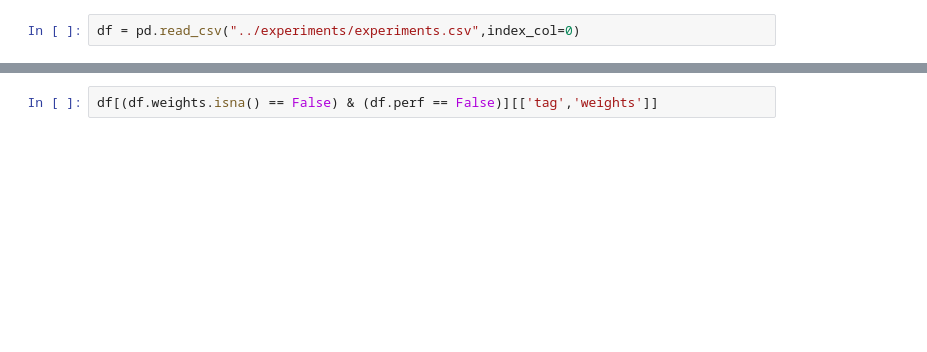
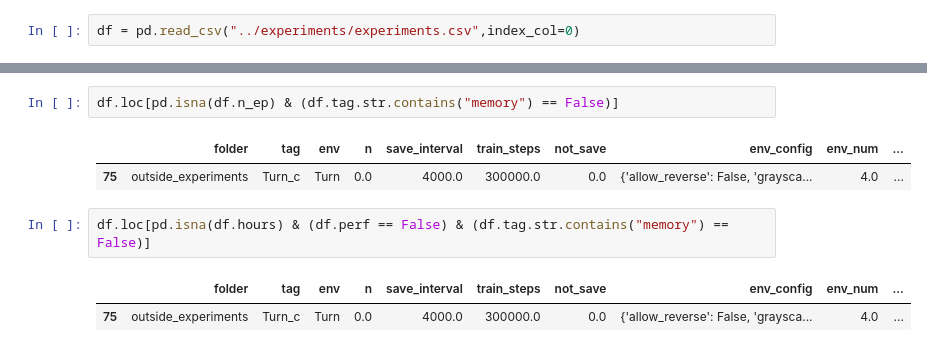
Before and after one commit to NotAnyMike/HRL, a Jupyter notebook: notebooks/Saving max walltime.ipynb, the cells around one changed output, grey strips where cells are left out. Saved outputs shown, nothing was run; the diff lists cells and outputs as text; blank space fills up the shorter version.

```diff
--- a/notebooks/Saving max walltime.ipynb
+++ b/notebooks/Saving max walltime.ipynb
@@ -61,2 +149,10 @@ df.hours.hist(bins=50)
+# %%
+df.loc[pd.isna(df.n_ep) & (df.tag.str.contains("memory") == False)]
+# %% [output]
+|  | folder | tag | env | n | save_interval | train_steps | not_save | env_config | env_num | ... |
+| 75 | outside_experiments | Turn_c | Turn | 0.0 | 4000.0 | 300000.0 | 0.0 | {'allow_reverse': False, 'graysca... | 4.0 | ... |
 # %%
-df[(df.weights.isna() == False) & (df.perf == False)][['tag','weights']]
+df.loc[pd.isna(df.hours) & (df.perf == False) & (df.tag.str.contains("memory") == False)]
+# %% [output]
+|  | folder | tag | env | n | save_interval | train_steps | not_save | env_config | env_num | ... |
+| 75 | outside_experiments | Turn_c | Turn | 0.0 | 4000.0 | 300000.0 | 0.0 | {'allow_reverse': False, 'graysca... | 4.0 | ... |
```
Also changed, not shown: parts of 10 cells of this notebook, 1 other file.
